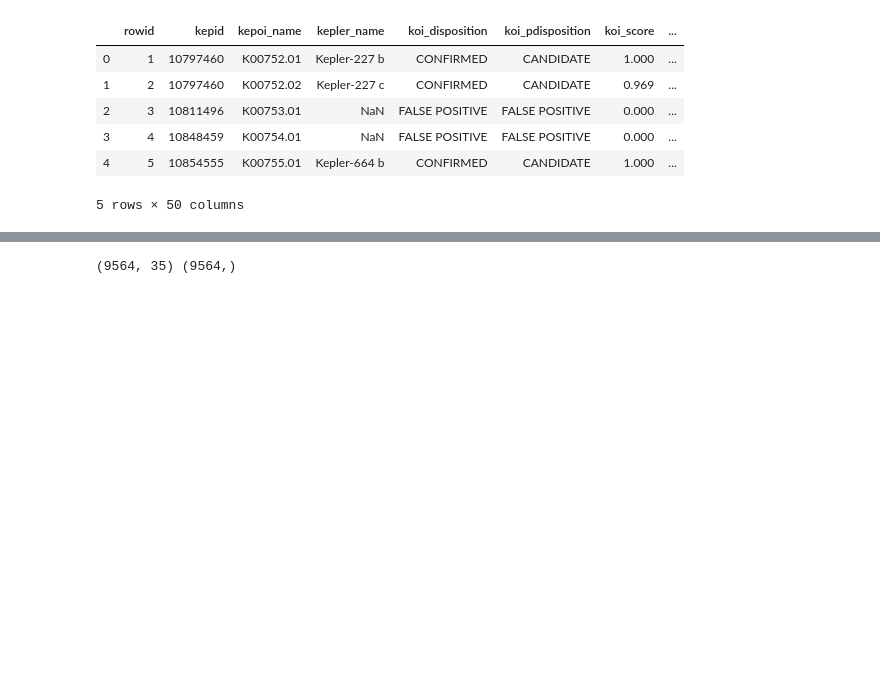
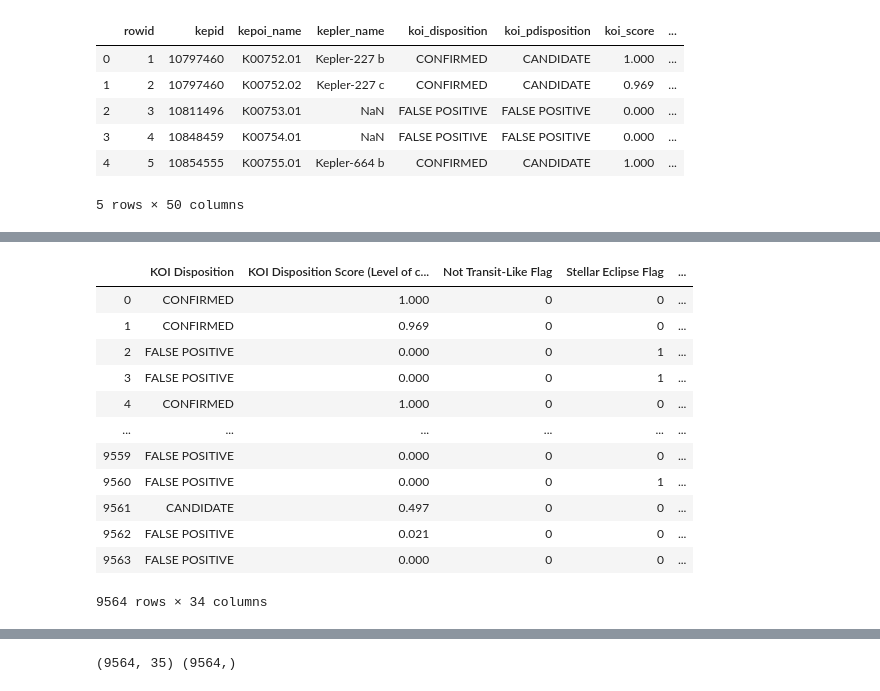
Before and after one commit to JosephTaylor3/machine-learning-challenge, a Jupyter notebook: Model1.ipynb, the cells around one changed output, grey strips where cells are left out. Cells and saved outputs as stored; diff of their text form; code cells hidden in the pictures; blank space fills up the shorter version.

```diff
--- a/Model1.ipynb
+++ b/Model1.ipynb
@@ -133,0 +172,44 @@ Index(['Kepler ID', 'Kepler Object of Interest Name',
+# %%
+exoplanet_df = exoplanet_df[['KOI Disposition',\
+       'KOI Disposition Score (Level of confidence)',\
+       'Not Transit-Like Flag',\
+       'Stellar Eclipse Flag',\
+       'Centroid Offset Flag',\
+       'Ephemeris Contamination Flag', 'Orbital Period',\
+       'Orbital Period Positive Uncertainties',\
+       'Orbital Period Negative Uncertainties', 'Transit Epoch',\
+       'Transit Epoch Positive Uncertainties',\
+       'Transit Epoch Negative Uncertainties', 'Impact Parameter',\
+       'Impact Parameter Positive Uncertainties',\
+       'Impact Parameter Negative Uncertainties',\
+       'Transit Depth',\
+       'Transit Depth Positive Uncertainties',\
+       'Transit Depth Negative Uncertainties', 'Planetary Radius',\
+       'Planetary Radius Positive Uncertainties',\
+       'Planetary Radius Negative Uncertainties',\
+       'Equilibrium Teperature (Kelvin)',\
+       'Stellar Effective Temperature (Kelvin)',\
+       'Stellar Effective Temperature Positive Uncertainties',\
+       'Stellar Effective Temperature Negative Uncertainties',\
+       'Stellar Surface Gravity (Base-10 Log)',\
+       'Stellar Surface Gravity Positive Uncertainties',\
+       'Stellar Surface Gravity Negative Uncertainties', 'Stellar Radius',\
+       'Stellar Radius Positive Uncertainties',\
+       'Stellar Radious Negative Uncertainties', 'KIC Right Ascension',\
+       'KIC Declination', 'Kepler-band(mag)']]
+
+exoplanet_df
+# %% [output]
+|  | KOI Disposition | KOI Disposition Score (Level of c... | Not Transit-Like Flag | Stellar Eclipse Flag | ... |
+| 0 | CONFIRMED | 1.000 | 0 | 0 | ... |
+| 1 | CONFIRMED | 0.969 | 0 | 0 | ... |
+| 2 | FALSE POSITIVE | 0.000 | 0 | 1 | ... |
+| 3 | FALSE POSITIVE | 0.000 | 0 | 1 | ... |
+| 4 | CONFIRMED | 1.000 | 0 | 0 | ... |
+| ... | ... | ... | ... | ... | ... |
+| 9559 | FALSE POSITIVE | 0.000 | 0 | 0 | ... |
+| 9560 | FALSE POSITIVE | 0.000 | 0 | 1 | ... |
+| 9561 | CANDIDATE | 0.497 | 0 | 0 | ... |
+| 9562 | FALSE POSITIVE | 0.021 | 0 | 0 | ... |
+| 9563 | FALSE POSITIVE | 0.000 | 0 | 0 | ... |
+9564 rows × 34 columns
```
Also changed, not shown: parts of 17 cells of this notebook, 1 other file.
